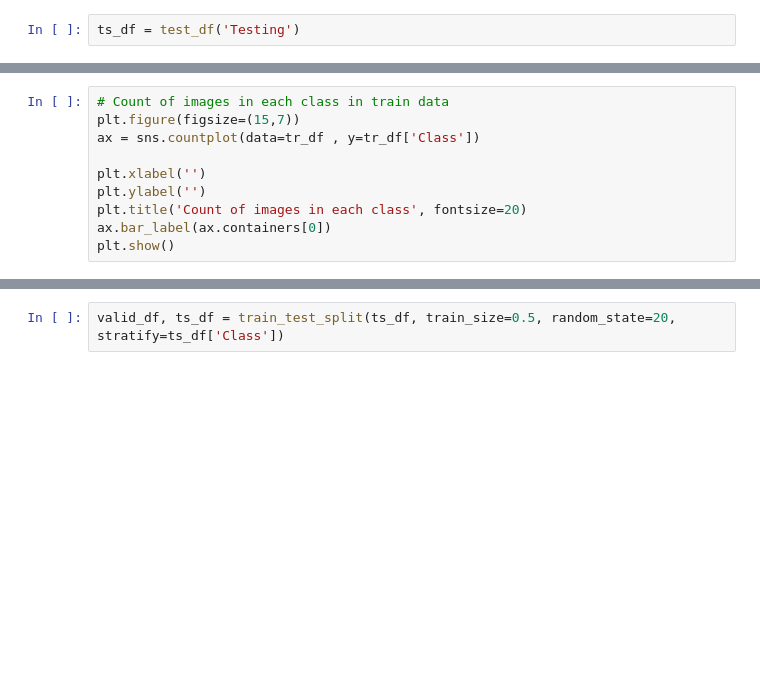
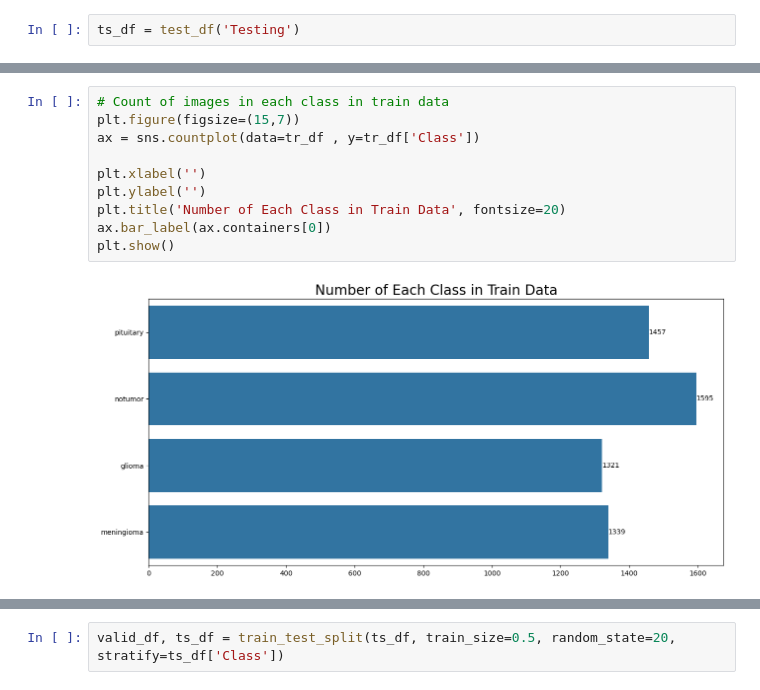
Before and after one commit to CS123A-BioinformaticI/term-project-VikramArunkumar, a Jupyter notebook: BrainTumorDetection.ipynb, the cells around one changed output, grey strips where cells are left out. Drawn from its saved outputs; the diff is of its cells as text; blank space fills up the shorter version.

```diff
--- a/BrainTumorDetection.ipynb
+++ b/BrainTumorDetection.ipynb
@@ -54,13 +80,15 @@ ts_df
 # %%
 # Count of images in each class in train data
 plt.figure(figsize=(15,7))
 ax = sns.countplot(data=tr_df , y=tr_df['Class'])
 
 plt.xlabel('')
 plt.ylabel('')
-plt.title('Count of images in each class', fontsize=20)
+plt.title('Number of Each Class in Train Data', fontsize=20)
 ax.bar_label(ax.containers[0])
 plt.show()
+# %% [output]
+[figure, added]
 # %%
 #Count each class in test data
 plt.figure(figsize=(15, 7))
```
Also changed, not shown: parts of 25 cells of this notebook.
